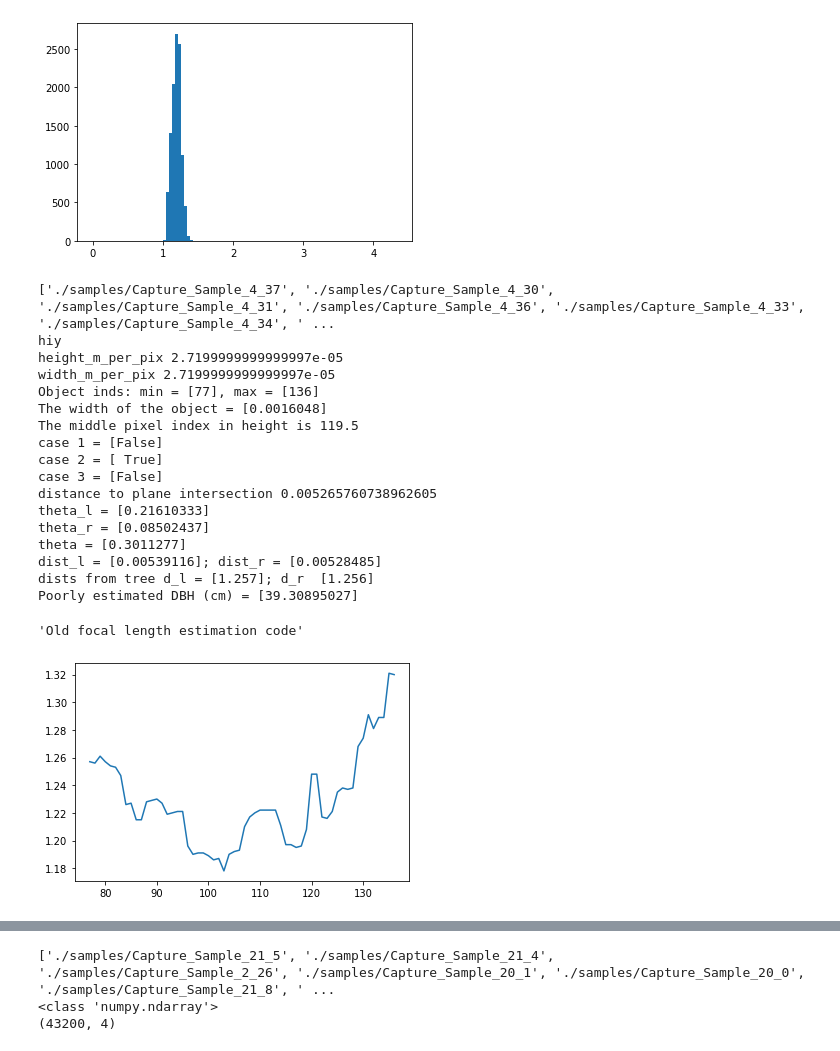
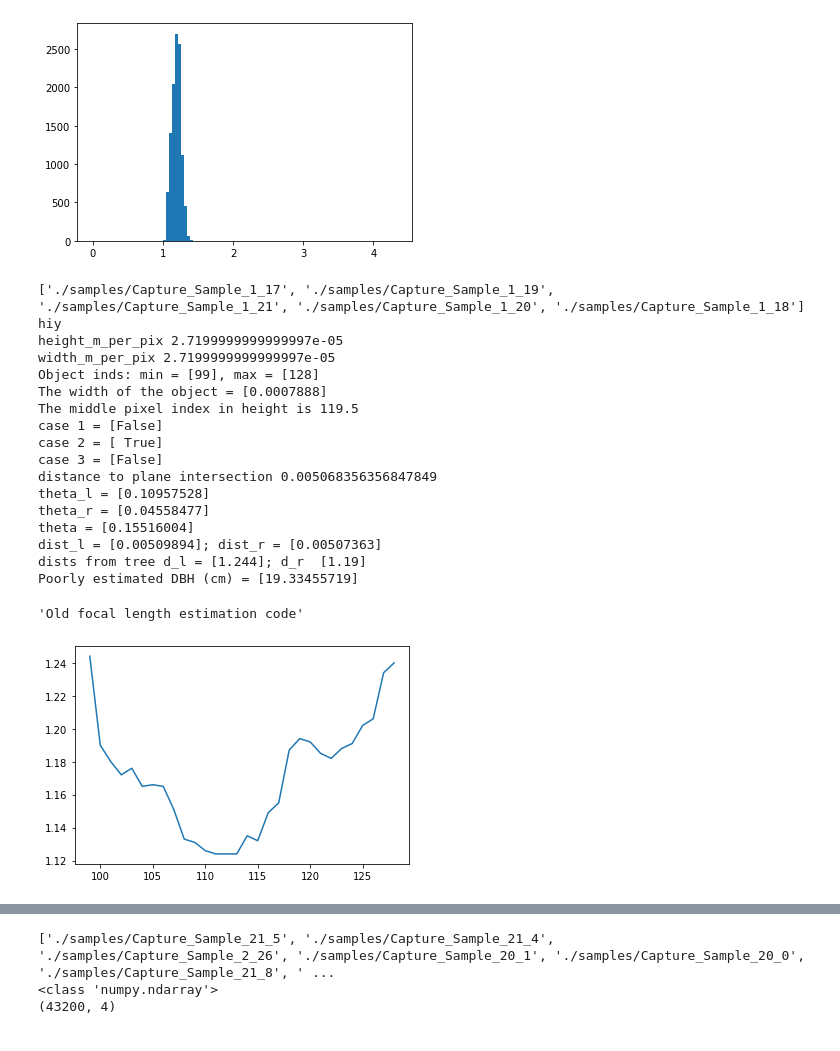
Before and after one commit to ameliaholcomb/trees, a Jupyter notebook: TreeProcessing/TreeProcessor.ipynb, the cells around one changed output, grey strips where cells are left out. Saved outputs shown, nothing was run; the diff lists cells and outputs as text; code cells hidden in the pictures.

Commit message:
DBH estimation using the parameters of the main camera complete

```diff
--- a/TreeProcessing/TreeProcessor.ipynb
+++ b/TreeProcessing/TreeProcessor.ipynb
@@ -17,11 +17,12 @@ TREE_DIR = './samples'
 # Note: doing height x width for convenient indexing, this is the reverse of what comes out
 #       of the cameras
 SHAPE = (180, 240)
+
 """Note: these could easily be wrong"""
 TOF_CAM_DIMS = (4.896, 6.528) # Units are in mm
 # TOF_CAM_DIMS = (5.5, 7.3)
 # TOF_FOCAL_LEN = 1.6           # Units are in mm
-TOF_FOCAL_LEN = 5.2
+TOF_FOCAL_LEN = 5
 
 def read_tree_sample(sample_num, raw_data=False):
     sample_data = glob.glob('{0}/Capture_Sample_{1}*'.format(TREE_DIR, sample_num))
@@ -98,7 +99,7 @@ plt.hist(depth[mask], 100)
  <a list of 100 Patch objects>)
 [figure]
 # %%
-""" Approximating the distance length """
+""" Approximating the DBH using approximate data """
 
 MIN_DIST = 0.5
 MAX_DIST = 4
@@ -107,7 +108,7 @@ MAX_DIST = 4
 raw_data = True
 
 # Sample
-sample = 4
+sample = 1
 
 # Data file
 capture = 0
@@ -139,7 +140,7 @@ camera_obj_width = (d_r - d_l)*height_m_per_pix
 print('The width of the object = {}'.format(camera_obj_width))
 
 mid_pix_height = (SHAPE[1] - 1) / 2
-print('The middle pixel index in height is {}'.format(mid_pix))
+print('The middle pixel index in height is {}'.format(mid_pix_height))
 
 mid_pix_width = (SHAPE[0] - 1)/2
 
@@ -150,9 +151,9 @@ len_l = (abs(d_l - mid_pix_height))*height_m_per_pix
 len_r = (abs(d_r - mid_pix_height))*height_m_per_pix
 
 # The cases for estimating the angles
-case_1 = (d_l - mid_pix < 0) and (d_r - mid_pix < 0) # Both are to the left of the center
-case_2 = (d_l - mid_pix < 0) and (d_r - mid_pix > 0) # One is to the left, one to the right of center
-case_3 = (d_l - mid_pix > 0) and (d_r - mid_pix > 0) # Both are to the right of center
+case_1 = (d_l - mid_pix_height < 0) and (d_r - mid_pix_height < 0) # Both are to the left of the center
+case_2 = (d_l - mid_pix_height < 0) and (d_r - mid_pix_height > 0) # One is to the left, one to the right of center
+case_3 = (d_l - mid_pix_height > 0) and (d_r - mid_pix_height > 0) # Both are to the right of center
 
 print('case 1 = {}'.format(case_1))
 print('case 2 = {}'.format(case_2))
@@ -185,41 +186,41 @@ tot_dist_r = dist_r + dists[-1]
 print('dists from tree d_l = {0}; d_r  {1}'.format(dists[0], dists[1]))
 
 # Use the law of cosines to estimate the DBH
 dbh = np.sqrt(tot_dist_l**2 + tot_dist_r**2 - 2*tot_dist_l*tot_dist_r*np.cos(theta))
 print('Poorly estimated DBH (cm) = {}'.format(100*dbh))
 
 
 """Old focal length estimation code"""
 # Object width for the estimation
 # OBJ_WIDTH = 53.98
 # OBJ_DIST  = 85.60
 
 # Calculate the camera center in image-plane centered coordinates
 # m_plus = (2*OBJ_DIST)/(OBJ_WIDTH - camera_obj_width)
 # m_mins = -m_plus
 
 # x_c = 0
 
 # y_c = m_plus*(x_c-(camera_obj_width/2))
 
 # print('focal length = {0}mm'.format(y_c))
 # %% [output]
-['./samples/Capture_Sample_4_37', './samples/Capture_Sample_4_30', './samples/Capture_Sample_4_31', './samples/Capture_Sample_4_36', './samples/Capture_Sample_4_33', './samples/Capture_Sample_4_34', ' ...
+['./samples/Capture_Sample_1_17', './samples/Capture_Sample_1_19', './samples/Capture_Sample_1_21', './samples/Capture_Sample_1_20', './samples/Capture_Sample_1_18']
 hiy
 height_m_per_pix 2.7199999999999997e-05
 width_m_per_pix 2.7199999999999997e-05
-Object inds: min = [77], max = [136]
-The width of the object = [0.0016048]
+Object inds: min = [99], max = [128]
+The width of the object = [0.0007888]
 The middle pixel index in height is 119.5
 case 1 = [False]
 case 2 = [ True]
 case 3 = [False]
-distance to plane intersection 0.005265760738962605
-theta_l = [0.21610333]
-theta_r = [0.08502437]
-theta = [0.3011277]
-dist_l = [0.00539116]; dist_r = [0.00528485]
-dists from tree d_l = [1.257]; d_r  [1.256]
-Poorly estimated DBH (cm) = [39.30895027]
+distance to plane intersection 0.005068356356847849
+theta_l = [0.10957528]
+theta_r = [0.04558477]
+theta = [0.15516004]
+dist_l = [0.00509894]; dist_r = [0.00507363]
+dists from tree d_l = [1.244]; d_r  [1.19]
+Poorly estimated DBH (cm) = [19.33455719]
 'Old focal length estimation code'
-[figure, old version]
+[figure, new version]
```
Also changed, not shown: parts of 1 cell of this notebook, 1 other file.
